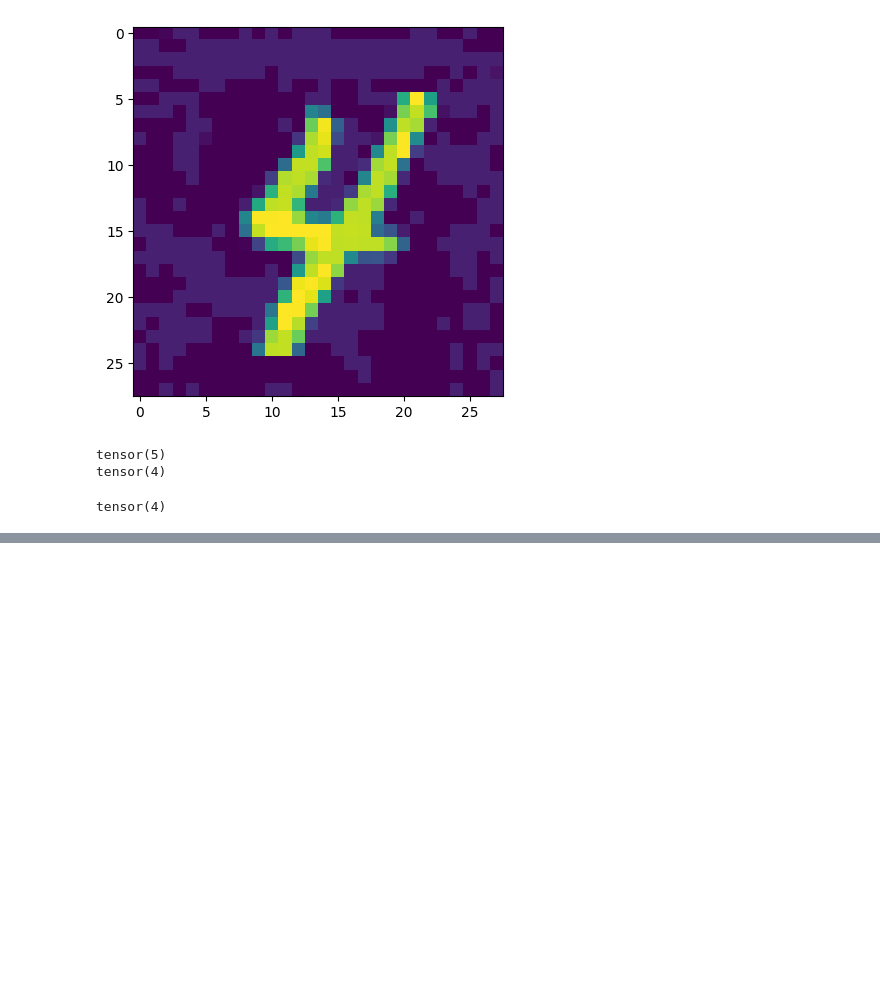
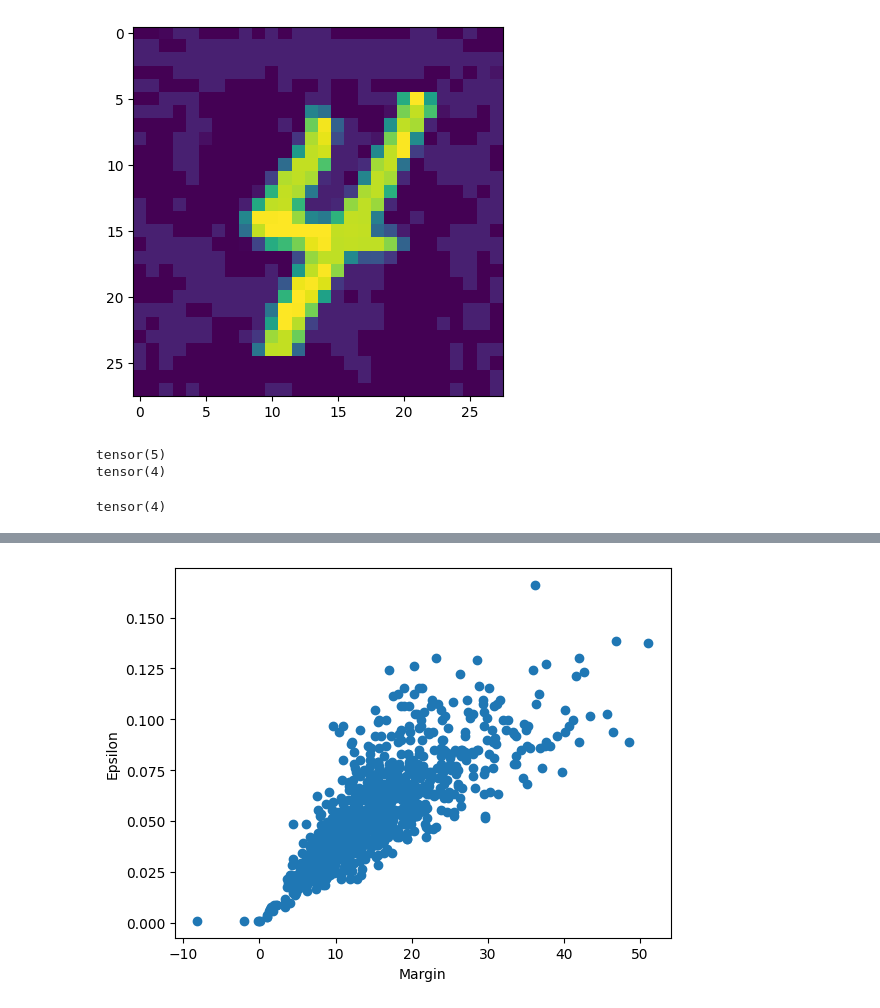
Before and after one commit to usaginoki/MATH_519_Project, a Jupyter notebook: targeted_fgsm.ipynb, the cells around one changed output, grey strips where cells are left out. Saved outputs shown, nothing was run; the diff lists cells and outputs as text; code cells hidden in the pictures; blank space fills up the shorter version.

```diff
--- a/targeted_fgsm.ipynb
+++ b/targeted_fgsm.ipynb
@@ -97,6 +98,17 @@ def find_epsilon(model, base_image, true_idx, target_class_idx, steps=100, max_i
             epsilon_up = epsilon
         i += 1
     return epsilon_up
+# %%
+# define function that finds margin-epsilon pairs on a given image
+def margin_epsilons(model, base_image, true_idx, steps = 100, max_iter = 10):
+    with torch.no_grad():
+        logs = model.forward(base_image)
+    margins = logs[0][true_idx] - logs[0]
+    margins = margins.numpy()
+    epsilons = []
+    for i in range(10):
+        epsilons.append(find_epsilon(model, base_image, true_idx, i, steps, max_iter))
+    return margins, epsilons
 # %%
 # train the neural network
 optimizer = optim.Adam(net.parameters(), lr=0.001)
@@ -184,0 +241,14 @@ tensor(4)
+# %%
+# exclude point with margin of 0
+margins = np.array(margins)
+epsilons = np.array(epsilons)
+epsilons = epsilons[margins != 0]
+margins = margins[margins != 0]
+# %%
+# plot the margins and epsilons
+plt.scatter(margins, epsilons)
+plt.ylabel("Epsilon")
+plt.xlabel("Margin")
+plt.show()
+# %% [output]
+[figure, added]
```
Also changed, not shown: parts of 3 cells of this notebook.
